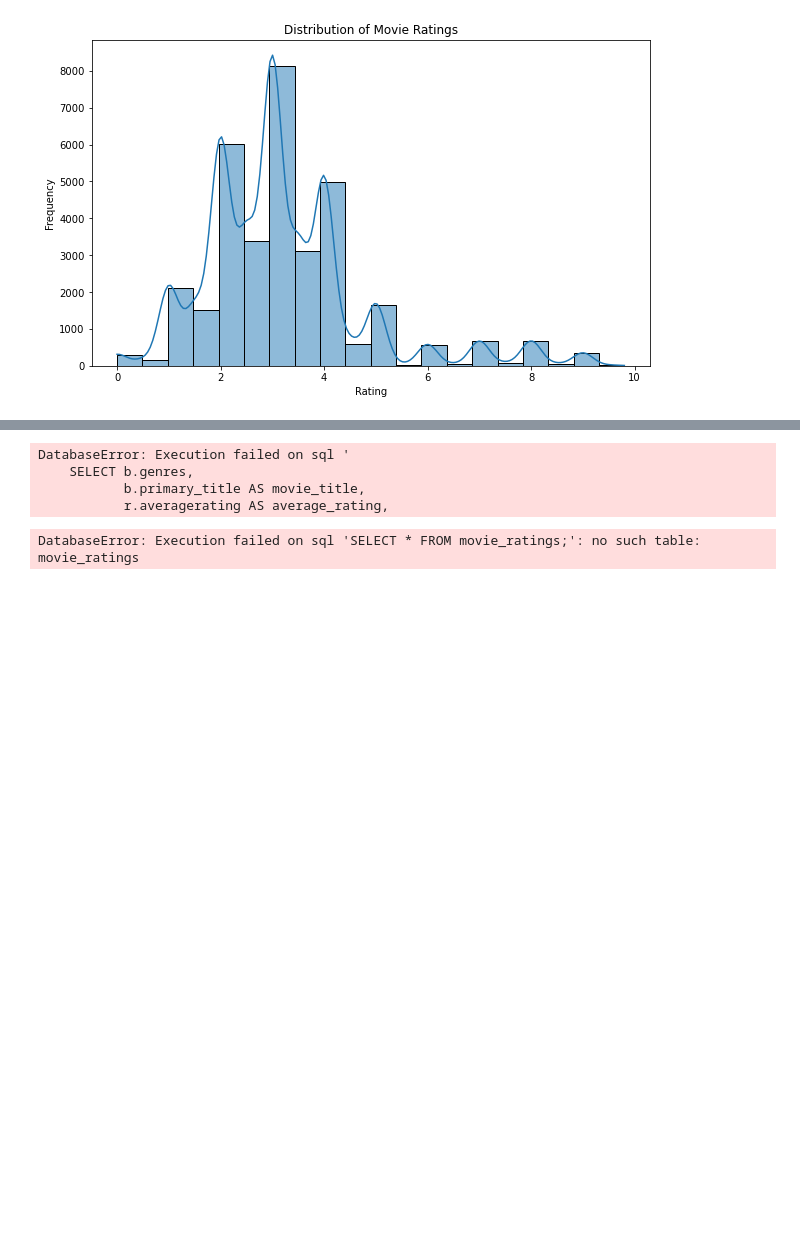
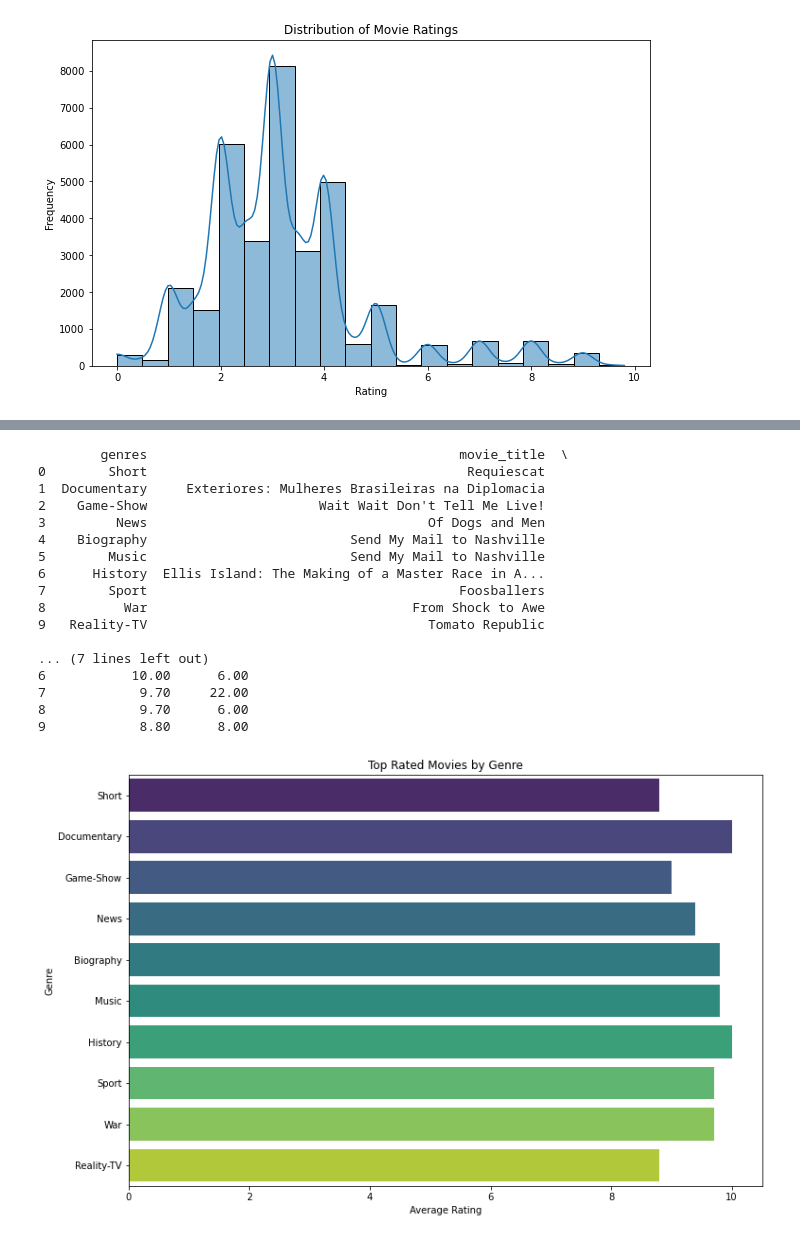
Before and after one commit to cKhasandi/movie-studio-eda, a Jupyter notebook: index.ipynb, the cells around one changed output, grey strips where cells are left out. Cells and saved outputs as stored; diff of their text form; code cells hidden in the pictures; blank space fills up the shorter version.

Commit message:
data cleaning

```diff
--- a/index.ipynb
+++ b/index.ipynb
@@ -180,6 +191,7 @@ plt.show()
 # %%
 # Loading the SQLite database
-conn = sqlite3.connect('im.db')
+conn = conn = sqlite3.connect(r'C:\Users\User\Downloads\dsc-phase-1-project-v2-4-master\dsc-phase-1-project-v2-4-master\zippedData\im.db\im.db')
+
 # Defining the SQL query with the join operation
 query = """
     SELECT b.genres,
@@ -202,50 +214,48 @@ df['genres'] = df['genres'].str.split(',')
 df = df.explode('genres')
 
 # Group by genre and calculate the average rating for each genre
 genre_ratings = df.groupby('genres')['average_rating'].mean().reset_index()
 
 # Sort genres based on average rating in descending order and select the top 10
 top_10_genres = genre_ratings.sort_values(by='average_rating', ascending=False).head(10)
 
 # Initialize an empty DataFrame to store top rated movies by genre
 top_rated_movies_by_genre = pd.DataFrame(columns=['genres', 'movie_title', 'average_rating'])
 
 # For each genre in the top 10, select the top rated movie
 for genre in top_10_genres['genres']:
     top_movie = df[df['genres'] == genre].nlargest(1, 'average_rating')
     top_rated_movies_by_genre = pd.concat([top_rated_movies_by_genre, top_movie])
 
 # Reset the index of the resulting DataFrame
 top_rated_movies_by_genre.reset_index(drop=True, inplace=True)
 
 # Display the top rated movies by genre
 print(top_rated_movies_by_genre)
 
 # Visualize the top rated movies by genre
 plt.figure(figsize=(12, 8))
 sns.barplot(data=top_rated_movies_by_genre, x='average_rating', y='genres', palette='viridis')
 plt.title('Top Rated Movies by Genre')
 plt.xlabel('Average Rating')
 plt.ylabel('Genre')
 plt.show()
 # %% [output]
-DatabaseError: Execution failed on sql '
-    SELECT b.genres,
-           b.primary_title AS movie_title,
-           r.averagerating AS average_rating,
+        genres                                        movie_title  \
+0        Short                                         Requiescat
+1  Documentary     Exteriores: Mulheres Brasileiras na Diplomacia
+2    Game-Show                      Wait Wait Don't Tell Me Live!
+3         News                                    Of Dogs and Men
+4    Biography                          Send My Mail to Nashville
+5        Music                          Send My Mail to Nashville
+6      History  Ellis Island: The Making of a Master Race in A...
+7        Sport                                        Foosballers
+8          War                                  From Shock to Awe
+9   Reality-TV                                    Tomato Republic
+
+... (7 lines left out)
+6           10.00      6.00
+7            9.70     22.00
+8            9.70      6.00
+9            8.80      8.00
+[figure, added]
-# %%
-import sqlite3
-
-# Connect to the SQLite database
-conn = sqlite3.connect('im.db')
-
-# Query to list all tables in the database
-query = "SELECT * FROM movie_ratings;"
-tables = pd.read_sql_query(query, conn)
-
-# Close the connection
-conn.close()
-
-print(tables)
-# %% [output]
-DatabaseError: Execution failed on sql 'SELECT * FROM movie_ratings;': no such table: movie_ratings
```
Also changed, not shown: parts of 14 cells of this notebook.
